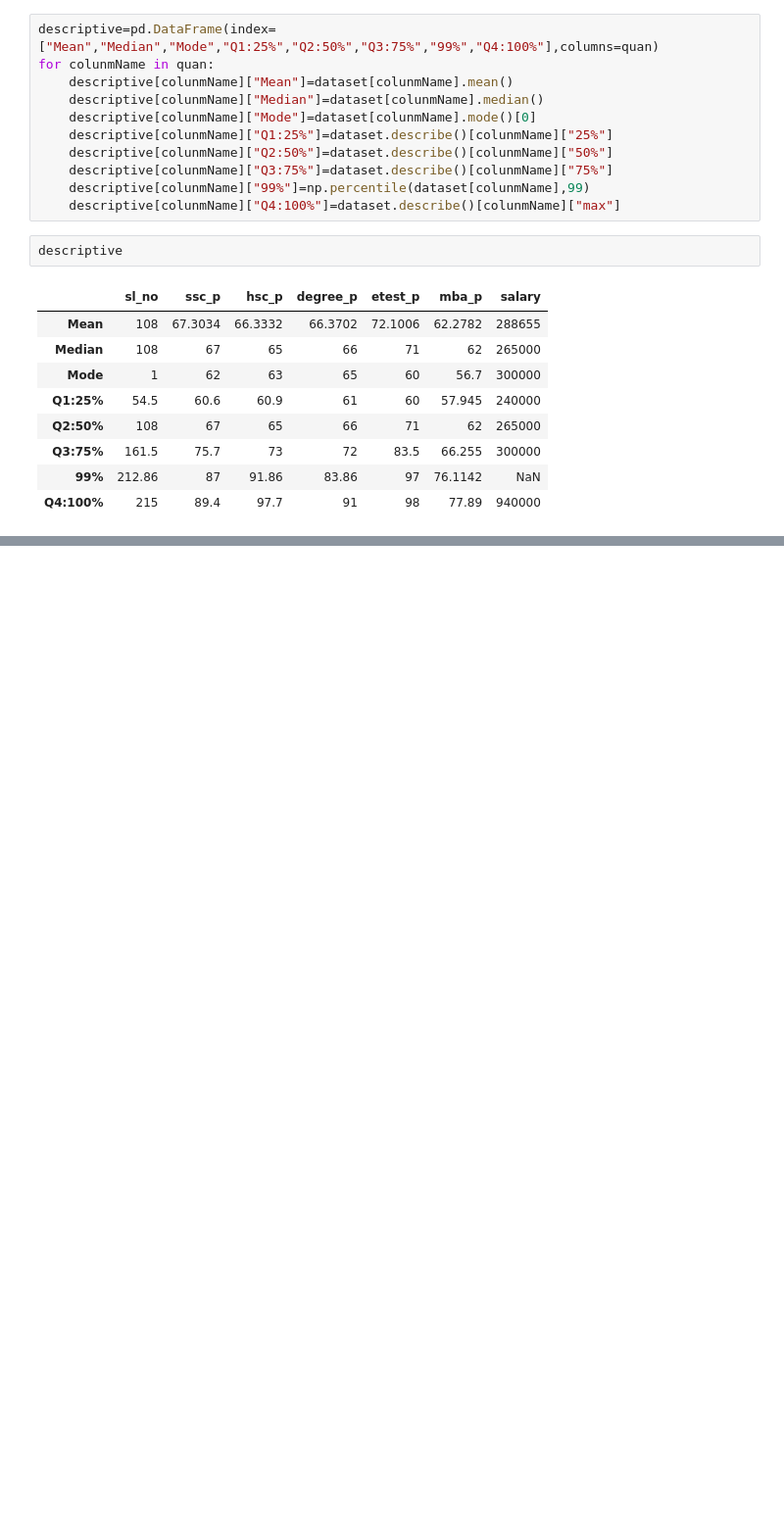
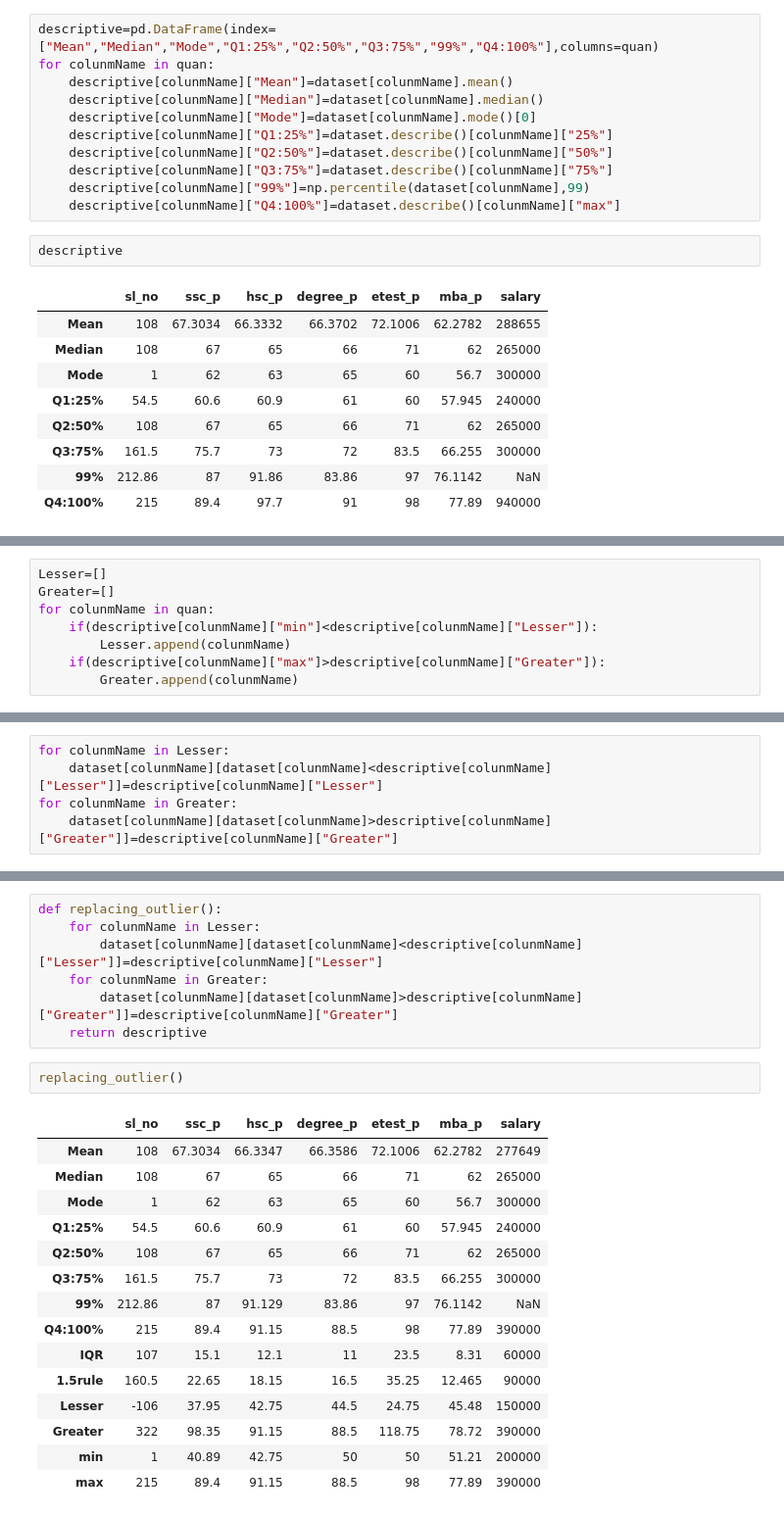
Before and after one commit to ArchanaAI/Data-Science-Univariate, a Jupyter notebook: 2.Central Tendency.ipynb, the cells around one changed output, grey strips where cells are left out. Shown at 98% size. Saved outputs shown, nothing was run; the diff lists cells and outputs as text; blank space fills up the shorter version.

```diff
--- a/2.Central Tendency.ipynb
+++ b/2.Central Tendency.ipynb
@@ -337,0 +377,8 @@ descriptive
+# %%
+Lesser=[]
+Greater=[]
+for colunmName in quan:
+    if(descriptive[colunmName]["min"]<descriptive[colunmName]["Lesser"]):
+        Lesser.append(colunmName)
+    if(descriptive[colunmName]["max"]>descriptive[colunmName]["Greater"]):
+        Greater.append(colunmName)
@@ -337,0 +407,5 @@ descriptive
+# %%
+for colunmName in Lesser:
+    dataset[colunmName][dataset[colunmName]<descriptive[colunmName]["Lesser"]]=descriptive[colunmName]["Lesser"]
+for colunmName in Greater:
+    dataset[colunmName][dataset[colunmName]>descriptive[colunmName]["Greater"]]=descriptive[colunmName]["Greater"]
@@ -337,0 +421,25 @@ descriptive
+# %%
+def replacing_outlier():
+    for colunmName in Lesser:
+        dataset[colunmName][dataset[colunmName]<descriptive[colunmName]["Lesser"]]=descriptive[colunmName]["Lesser"]
+    for colunmName in Greater:
+        dataset[colunmName][dataset[colunmName]>descriptive[colunmName]["Greater"]]=descriptive[colunmName]["Greater"]
+    return descriptive
+# %%
+replacing_outlier()
+# %% [output]
+|  | sl_no | ssc_p | hsc_p | degree_p | etest_p | mba_p | salary |
+| Mean | 108 | 67.3034 | 66.3347 | 66.3586 | 72.1006 | 62.2782 | 277649 |
+| Median | 108 | 67 | 65 | 66 | 71 | 62 | 265000 |
+| Mode | 1 | 62 | 63 | 65 | 60 | 56.7 | 300000 |
+| Q1:25% | 54.5 | 60.6 | 60.9 | 61 | 60 | 57.945 | 240000 |
+| Q2:50% | 108 | 67 | 65 | 66 | 71 | 62 | 265000 |
+| Q3:75% | 161.5 | 75.7 | 73 | 72 | 83.5 | 66.255 | 300000 |
+| 99% | 212.86 | 87 | 91.129 | 83.86 | 97 | 76.1142 | NaN |
+| Q4:100% | 215 | 89.4 | 91.15 | 88.5 | 98 | 77.89 | 390000 |
+| IQR | 107 | 15.1 | 12.1 | 11 | 23.5 | 8.31 | 60000 |
+| 1.5rule | 160.5 | 22.65 | 18.15 | 16.5 | 35.25 | 12.465 | 90000 |
+| Lesser | -106 | 37.95 | 42.75 | 44.5 | 24.75 | 45.48 | 150000 |
+| Greater | 322 | 98.35 | 91.15 | 88.5 | 118.75 | 78.72 | 390000 |
+| min | 1 | 40.89 | 42.75 | 50 | 50 | 51.21 | 200000 |
+| max | 215 | 89.4 | 91.15 | 88.5 | 98 | 77.89 | 390000 |
```
Also changed, not shown: parts of 22 cells of this notebook, 1 other file.
